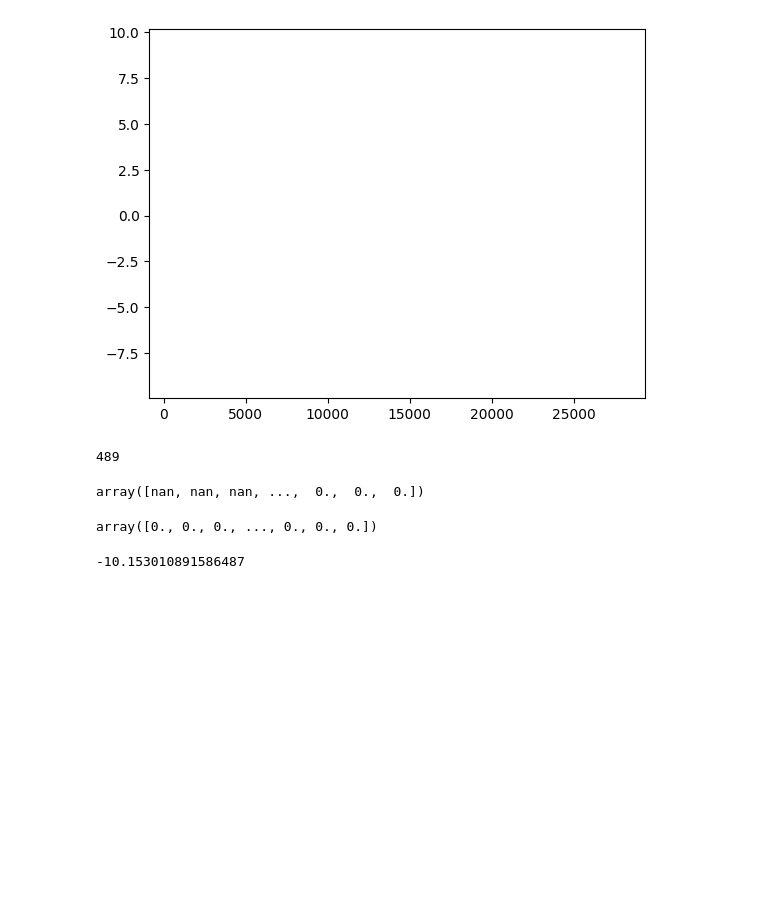
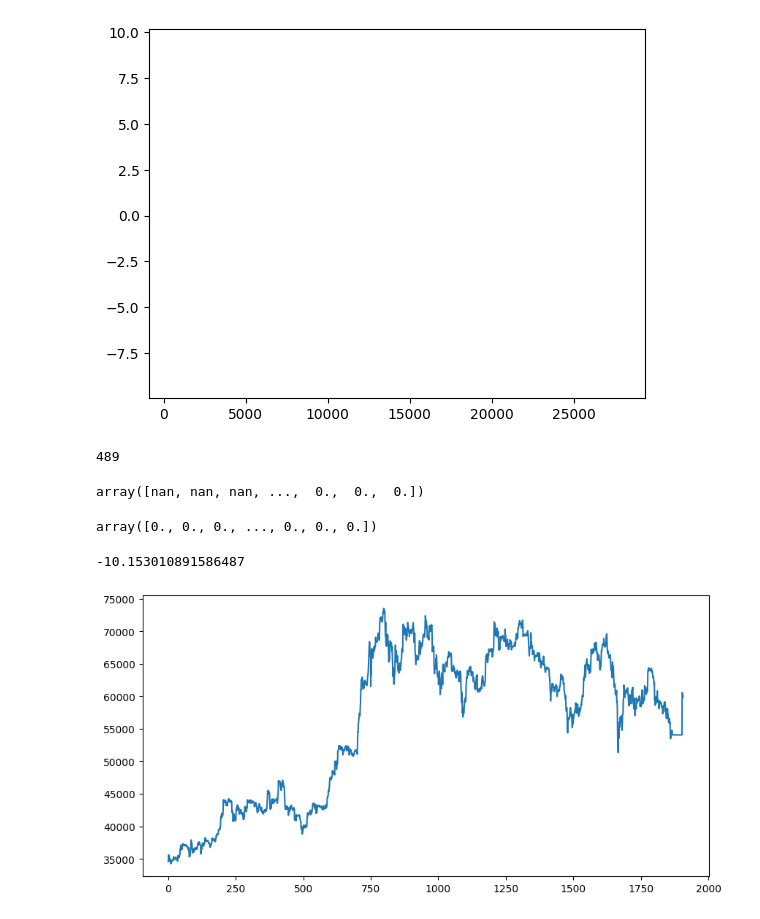
Before and after one commit to VaheC/PonyGE2, a Jupyter notebook: test.ipynb, the cells around one changed output. Cells and saved outputs as stored; diff of their text form; code cells hidden in the pictures; blank space fills up the shorter version.

Commit message:
not important

```diff
--- a/test.ipynb
+++ b/test.ipynb
@@ -7294,3 +7292,23 @@ exit_signal=((price_data['tsla_close'] - 2.859) > 4537)
 # %%
 sell_signal=(np.min(numba_indicators_nan.negative_volume_indicator(volume=price_data['btc_volume'])) == 526)
 exit_signal=(numba_indicators_nan.min_max_adx(numba_indicators_nan.adx(high=price_data['aapl_high'], low=price_data['ng_low'], close=price_data['dog_close'], window=7284), window=5709)[0] != price_data['pltr_open'])
+# %%
+import os
+from pathlib import Path
+
+import matplotlib.pyplot as plt
+import pandas as pd
+
+data_dir = Path(r'C:/\Users/\vchar/\OneDrive/\Desktop/\ML Projects/\Upwork/\AlgoT_ML_Dev/\GrammarEvolution/\PonyGE2/\data_240min.csv')
+
+df = pd.read_csv(data_dir)
+df['datetime'] = pd.to_datetime(df['datetime'])
+df = df[['datetime', 'btc_close', 'btc_low', 'btc_high']]
+df.sort_values('datetime', ascending=True, inplace=True)
+df.reset_index(drop=True, inplace=True)
+
+fig = plt.figure(figsize=(10, 5))
+plt.plot(df['btc_close'])
+plt.show()
+# %% [output]
+[figure, added]
```
Also changed, not shown: parts of 12 cells of this notebook, 1 other file.
